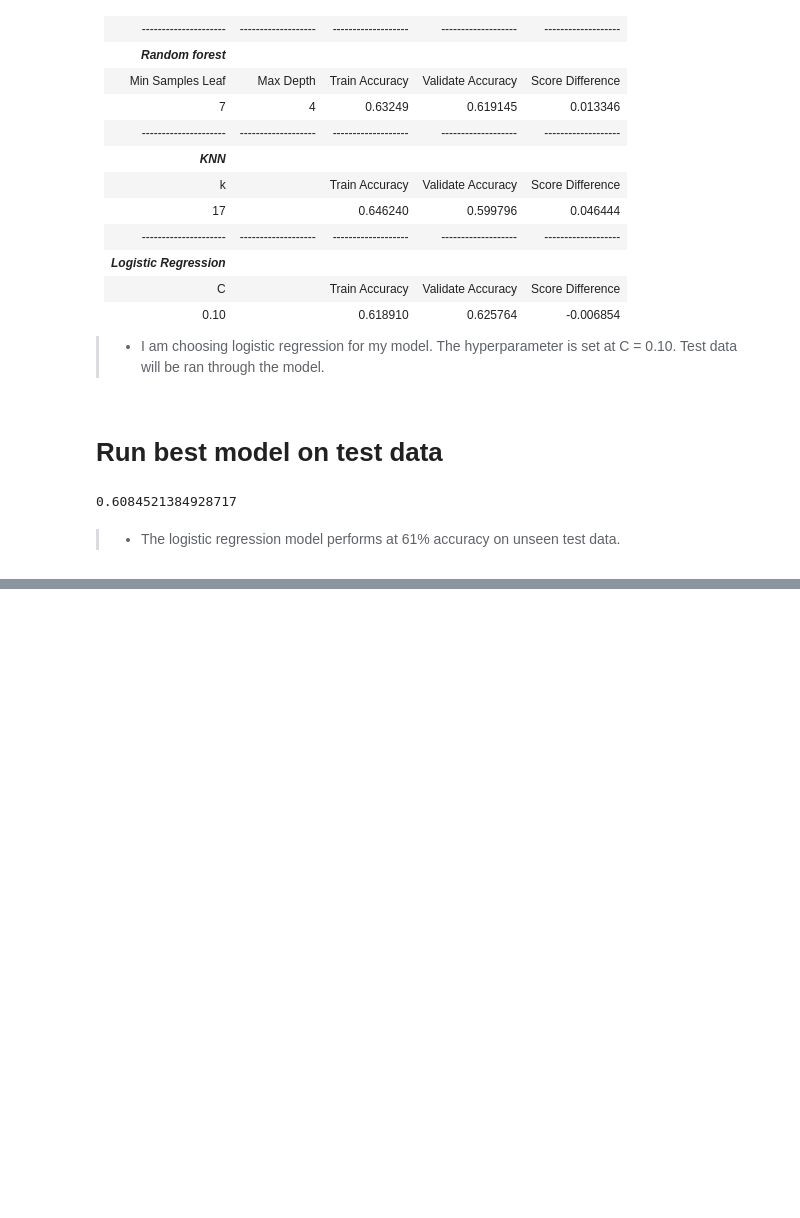
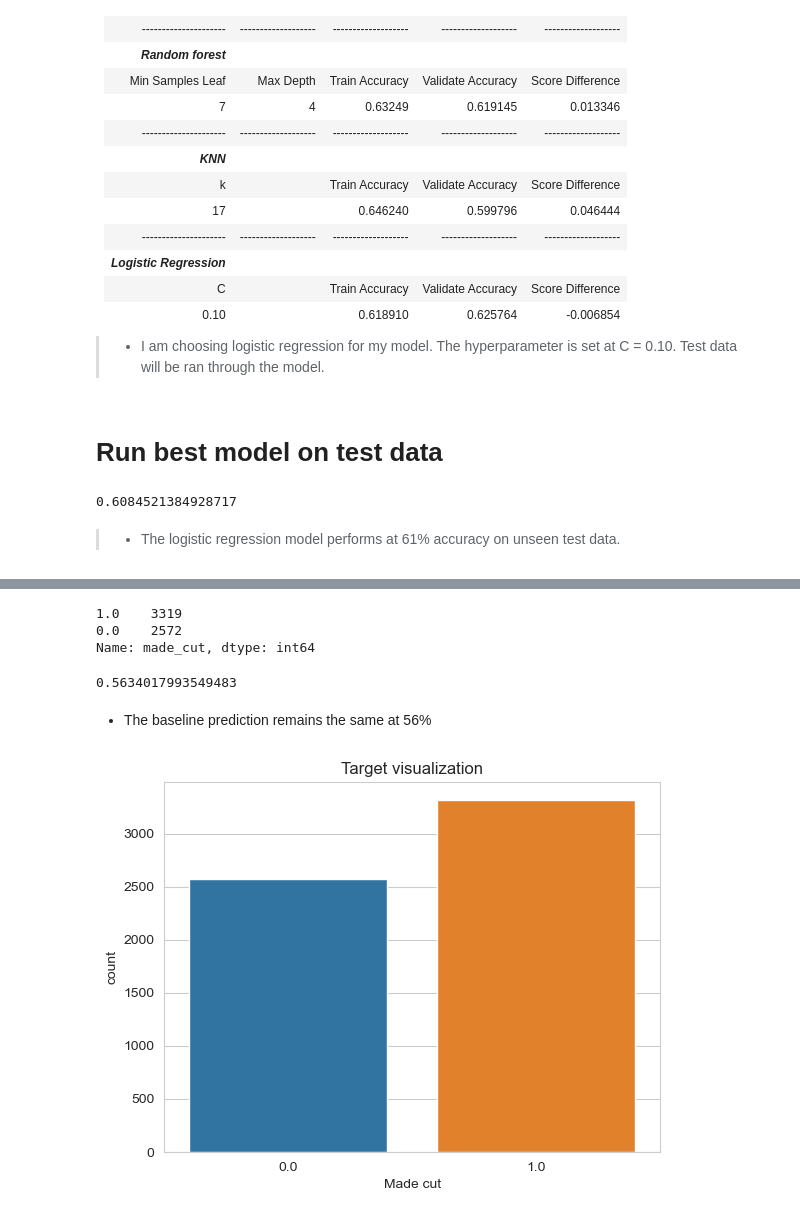
Before and after one commit to Andrew-Casey/individual_project, a Jupyter notebook: Individual_project_final.ipynb, the cells around one changed output, grey strips where cells are left out. Saved outputs shown, nothing was run; the diff lists cells and outputs as text; code cells hidden in the pictures; blank space fills up the shorter version.

```diff
--- a/Individual_project_final.ipynb
+++ b/Individual_project_final.ipynb
@@ -418,0 +465,4 @@ muah.the_chosen_one2(X_train_scaled, X_test_scaled, y_train, y_test)
+# %%
+# Split data
+train, validate, test = prep.split_data(df, 'made_cut')
+train.head()
@@ -418,0 +479,19 @@ muah.the_chosen_one2(X_train_scaled, X_test_scaled, y_train, y_test)
+# %%
+# Check out target descriptive statistics
+train.made_cut.value_counts()
+# %% [output]
+1.0    3319
+0.0    2572
+Name: made_cut, dtype: int64
+# %%
+# Baseline percentage of those who made cut
+3319/(3319+2572)
+# %% [output]
+0.5634017993549483
+# %% [markdown]
+- The baseline prediction remains the same at 56%
+# %%
+# Visualize cuts made within the data set
+e.target_viz(train)
+# %% [output]
+[figure, added]
```
Also changed, not shown: parts of 49 cells of this notebook, 4 other files.
